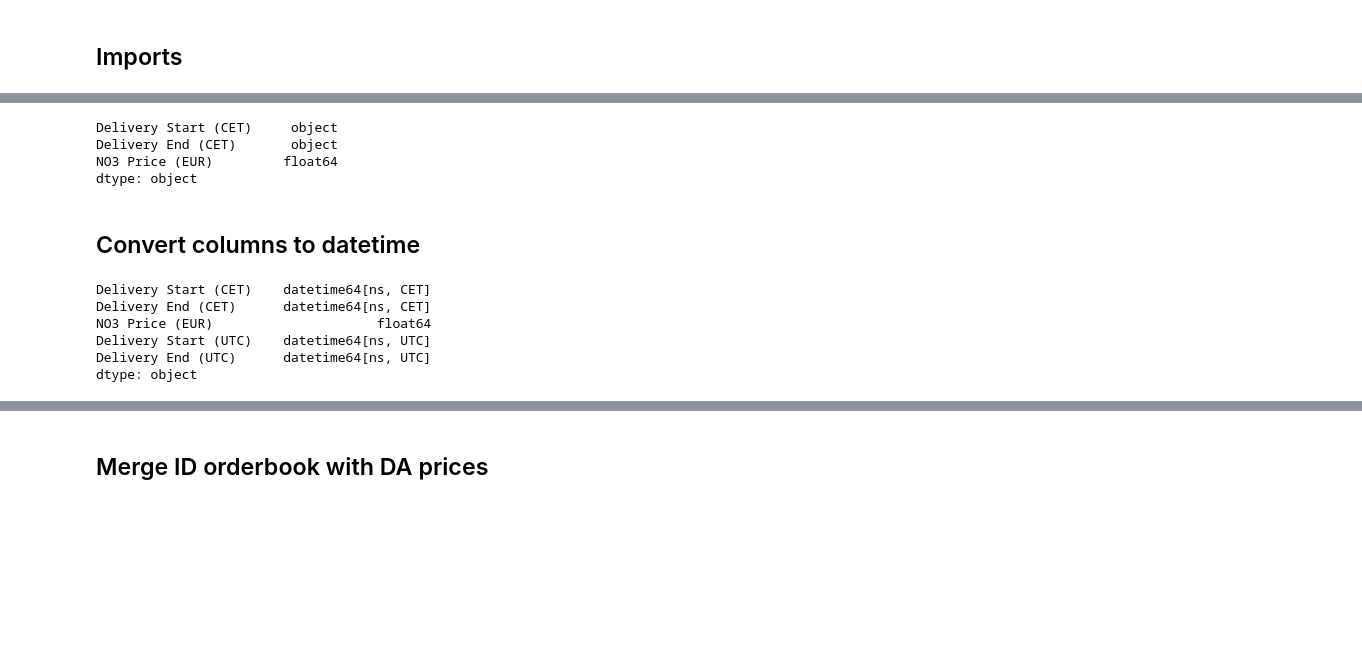
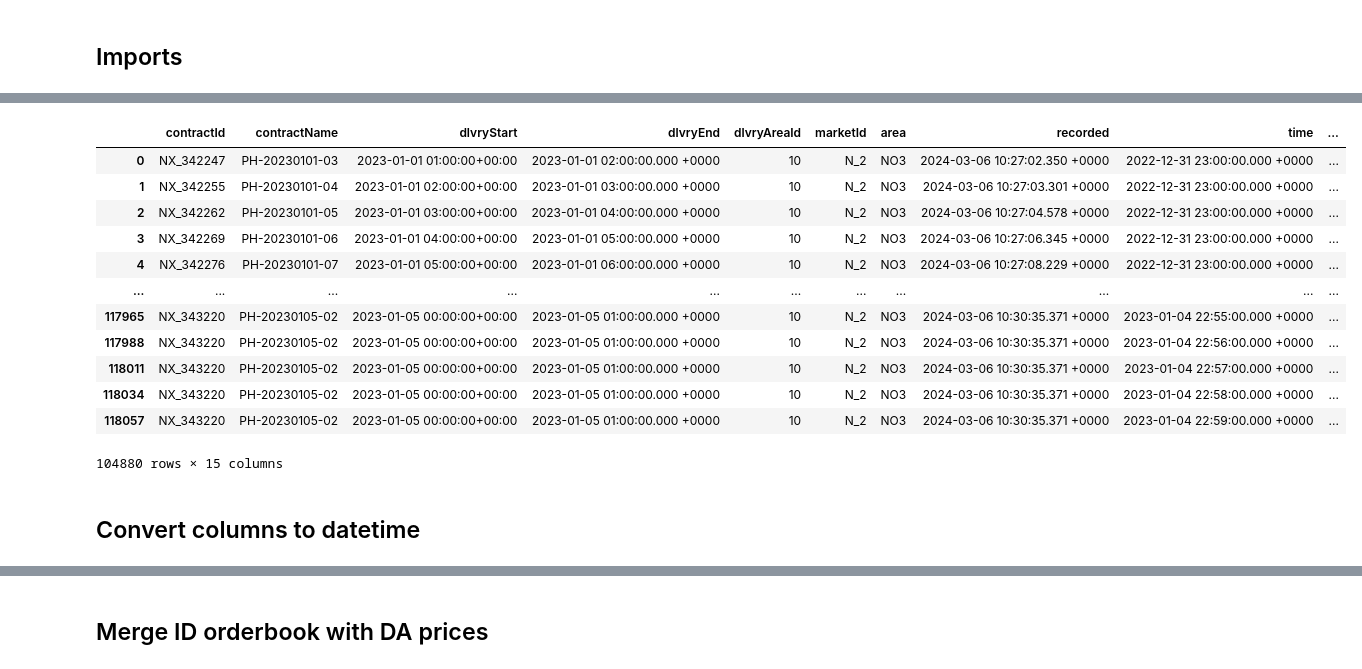
Before and after one commit to axelandreassen/Forecasting-ID-prices, a Jupyter notebook: DataPrep.ipynb, the cells around one changed output, grey strips where cells are left out. Saved outputs shown, nothing was run; the diff lists cells and outputs as text; code cells hidden in the pictures; blank space fills up the shorter version.

```diff
--- a/DataPrep.ipynb
+++ b/DataPrep.ipynb
@@ -55,0 +49,22 @@ orderbook_q2
+# %%
+## Just to test the functions I want to create a small dataframe to test on, because of time
+q1_23_df = pd.read_csv('Data\intraday_orderbook_snapshots_no3_23q1.csv')
+q1_23_df['dlvryStart'] = pd.to_datetime(q1_23_df['dlvryStart'])
+
+test_df = q1_23_df[q1_23_df['dlvryStart'] < '2023-01-05 01:00:00+00:00']
+# %%
+test_df
+# %% [output]
+|  | contractId | contractName | dlvryStart | dlvryEnd | dlvryAreaId | marketId | area | recorded | time | ... |
+| 0 | NX_342247 | PH-20230101-03 | 2023-01-01 01:00:00+00:00 | 2023-01-01 02:00:00.000 +0000 | 10 | N_2 | NO3 | 2024-03-06 10:27:02.350 +0000 | 2022-12-31 23:00:00.000 +0000 | ... |
+| 1 | NX_342255 | PH-20230101-04 | 2023-01-01 02:00:00+00:00 | 2023-01-01 03:00:00.000 +0000 | 10 | N_2 | NO3 | 2024-03-06 10:27:03.301 +0000 | 2022-12-31 23:00:00.000 +0000 | ... |
+| 2 | NX_342262 | PH-20230101-05 | 2023-01-01 03:00:00+00:00 | 2023-01-01 04:00:00.000 +0000 | 10 | N_2 | NO3 | 2024-03-06 10:27:04.578 +0000 | 2022-12-31 23:00:00.000 +0000 | ... |
+| 3 | NX_342269 | PH-20230101-06 | 2023-01-01 04:00:00+00:00 | 2023-01-01 05:00:00.000 +0000 | 10 | N_2 | NO3 | 2024-03-06 10:27:06.345 +0000 | 2022-12-31 23:00:00.000 +0000 | ... |
+| 4 | NX_342276 | PH-20230101-07 | 2023-01-01 05:00:00+00:00 | 2023-01-01 06:00:00.000 +0000 | 10 | N_2 | NO3 | 2024-03-06 10:27:08.229 +0000 | 2022-12-31 23:00:00.000 +0000 | ... |
+| ... | ... | ... | ... | ... | ... | ... | ... | ... | ... | ... |
+| 117965 | NX_343220 | PH-20230105-02 | 2023-01-05 00:00:00+00:00 | 2023-01-05 01:00:00.000 +0000 | 10 | N_2 | NO3 | 2024-03-06 10:30:35.371 +0000 | 2023-01-04 22:55:00.000 +0000 | ... |
+| 117988 | NX_343220 | PH-20230105-02 | 2023-01-05 00:00:00+00:00 | 2023-01-05 01:00:00.000 +0000 | 10 | N_2 | NO3 | 2024-03-06 10:30:35.371 +0000 | 2023-01-04 22:56:00.000 +0000 | ... |
+| 118011 | NX_343220 | PH-20230105-02 | 2023-01-05 00:00:00+00:00 | 2023-01-05 01:00:00.000 +0000 | 10 | N_2 | NO3 | 2024-03-06 10:30:35.371 +0000 | 2023-01-04 22:57:00.000 +0000 | ... |
+| 118034 | NX_343220 | PH-20230105-02 | 2023-01-05 00:00:00+00:00 | 2023-01-05 01:00:00.000 +0000 | 10 | N_2 | NO3 | 2024-03-06 10:30:35.371 +0000 | 2023-01-04 22:58:00.000 +0000 | ... |
+| 118057 | NX_343220 | PH-20230105-02 | 2023-01-05 00:00:00+00:00 | 2023-01-05 01:00:00.000 +0000 | 10 | N_2 | NO3 | 2024-03-06 10:30:35.371 +0000 | 2023-01-04 22:59:00.000 +0000 | ... |
+104880 rows × 15 columns
@@ -60,10 +89,5 @@ orderbook_df.to_parquet('Data/orderbook.parquet')
 # %%
-da_prices_df.dtypes
+orderbook_df.dtypes
-# %% [output]
-Delivery Start (CET)     object
-Delivery End (CET)       object
-NO3 Price (EUR)         float64
-dtype: object
 # %% [markdown]
 ## Convert columns to datetime
 # %%
@@ -87,9 +115,0 @@ da_prices_df['Delivery End (UTC)'] = da_prices_df['Delivery End (CET)'].dt.tz_co
-# %%
-da_prices_df.dtypes
-# %% [output]
-Delivery Start (CET)    datetime64[ns, CET]
-Delivery End (CET)      datetime64[ns, CET]
-NO3 Price (EUR)                     float64
-Delivery Start (UTC)    datetime64[ns, UTC]
-Delivery End (UTC)      datetime64[ns, UTC]
-dtype: object
```
Also changed, not shown: parts of 69 cells of this notebook.
